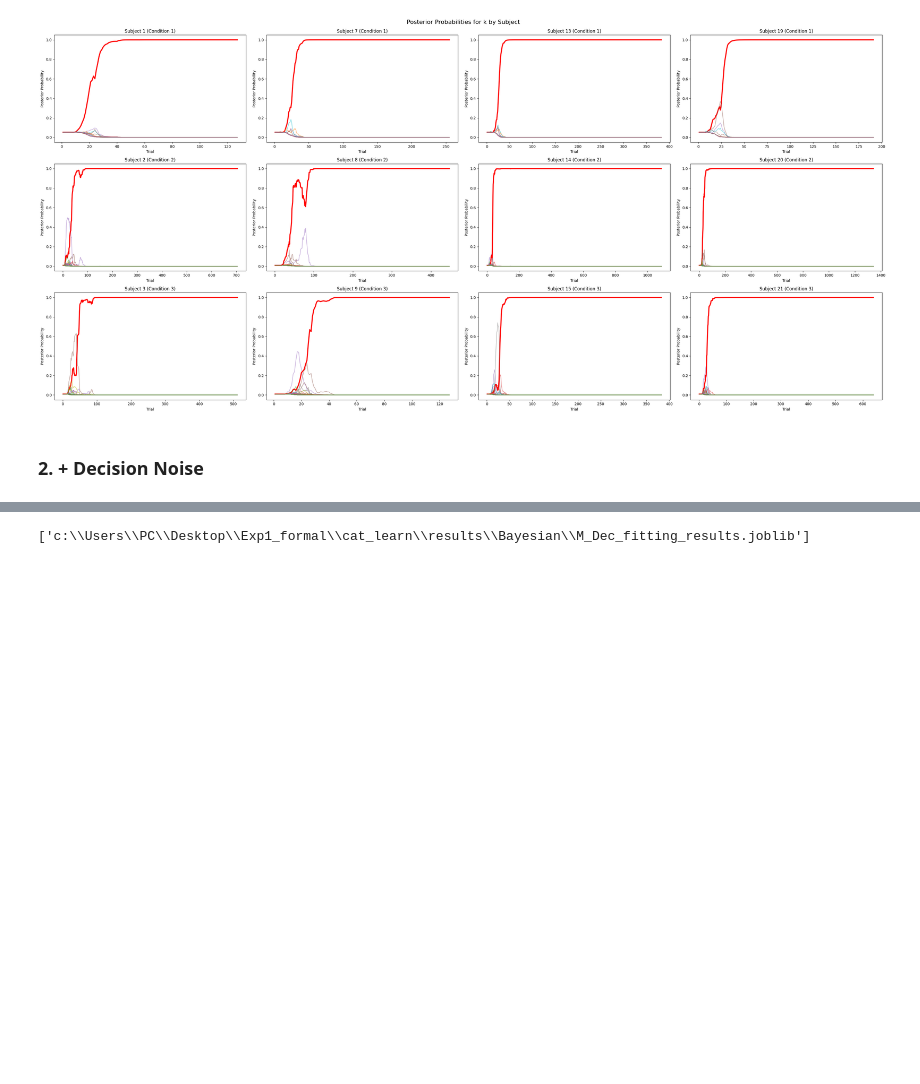
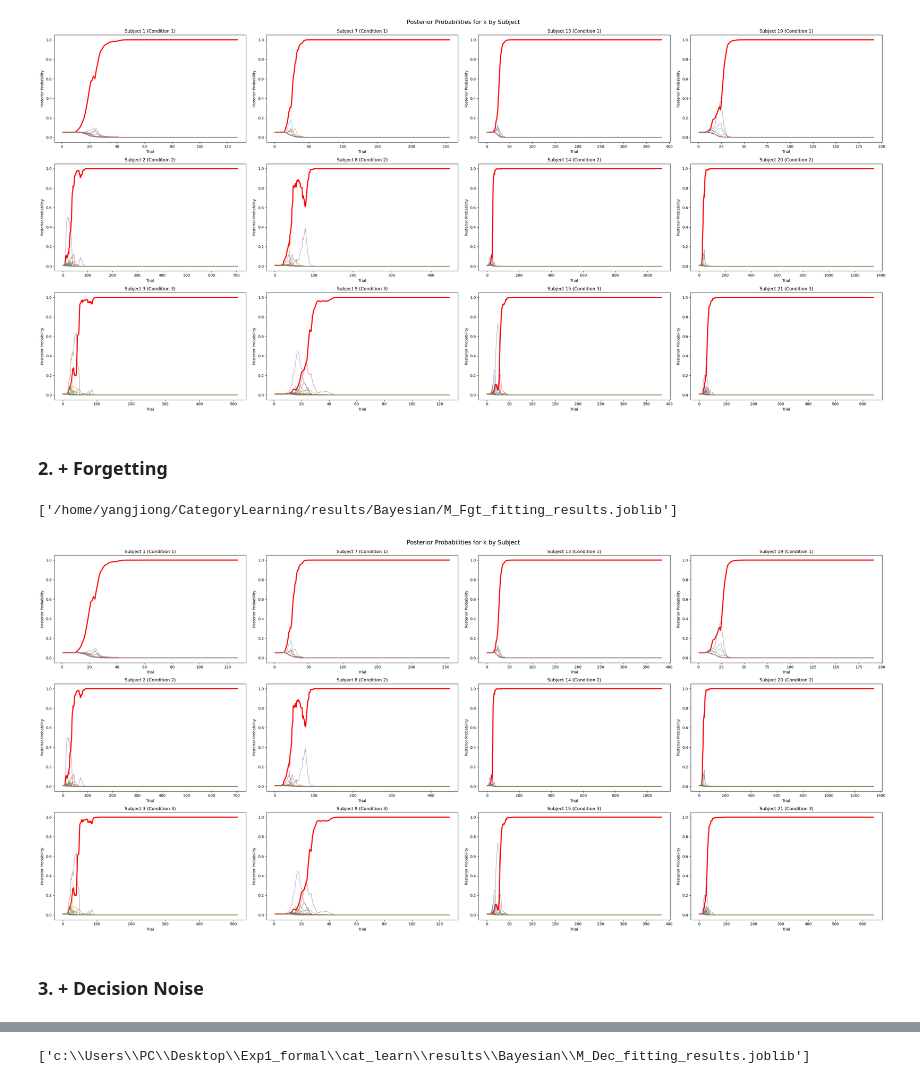
Before and after one commit to yjiong0228/CategoryLearning, a Jupyter notebook: notebooks/Bayesian.ipynb, the cells around one changed output, grey strips where cells are left out. Saved outputs shown, nothing was run; the diff lists cells and outputs as text; code cells hidden in the pictures; blank space fills up the shorter version.

```diff
--- a/notebooks/Bayesian.ipynb
+++ b/notebooks/Bayesian.ipynb
@@ -104,3 +104,5 @@ filename = f'M_Base_predictive_accuracy.png'
 model_eval.plot_predictive_accuracy(predictive_results, result_path / filename)
 # %% [output]
 [figure]
+# %% [markdown]
+### 2. + Forgetting ###
@@ -107,5 +121,61 @@ model_eval.plot_predictive_accuracy(predictive_results, result_path / filename)
+# %%
+fitting_results = {}
+for iSub, subject_data in learning_data.groupby('iSub'):
+    try:
+        step_results = model_forget.fit_trial_by_trial(subject_data)
+        fitting_results[iSub] = {
+            'condition': subject_data['condition'].iloc[0],
+            'step_results': step_results,
+            'gamma': step_results[0]['gamma']  # 每个被试的 memory_decay 值
+        }
+    except Exception as e:
+        print(f"Error fitting model for subject {iSub}: {str(e)}")
+        continue
+# %%
+# 保存拟合结果
+result_path = Path(project_root) / 'results' / 'Bayesian'
+os.makedirs(result_path, exist_ok=True)
+
+filename = f'M_Fgt_fitting_results.joblib'
+joblib.dump(fitting_results, result_path / filename)
+# %% [output]
+['/home/yangjiong/CategoryLearning/results/Bayesian/M_Fgt_fitting_results.joblib']
+# %%
+# 加载拟合结果
+fitting_results = joblib.load(result_path / 'M_Fgt_fitting_results.joblib')
+
+# 绘制后验概率变化图
+filename = f'M_Fgt_posteriors.png'
+model_eval.plot_posterior_probabilities(fitting_results, result_path / filename)
+
+# 计算预测准确率
+predictive_results = {}
+for iSub, fit_result in fitting_results.items():
+    try:
+        subject_data = learning_data[learning_data['iSub'] == iSub]
+        step_results = fit_result['step_results']
+        condition = fit_result['condition']
+
+        predictions = model_eval.calculate_predictions(model_forget, subject_data, step_results)
+        sliding_accuracy = model_eval.calculate_sliding_accuracy(predictions)
+
+        predictive_results[iSub] = {
+            'condition': condition,
+            'step_results': step_results,
+            'predictions': predictions,
+            'sliding_accuracy': sliding_accuracy
+        }
+    except Exception as e:
+        print(f"Error processing predictions for subject {iSub}: {str(e)}")
+        continue
+
+# 绘制预测准确率变化图
+filename = f'M_Fgt_predictive_accuracy.png'
+model_eval.plot_predictive_accuracy(predictive_results, result_path / filename)
+# %% [output]
+[figure, added]
 # %% [markdown]
-### 2. + Decision Noise ###
+### 3. + Decision Noise ###
 # %%
 # 导入模型
 import src.Bayesian.M_dec as model_decision
```
Also changed, not shown: parts of 2 cells of this notebook.
